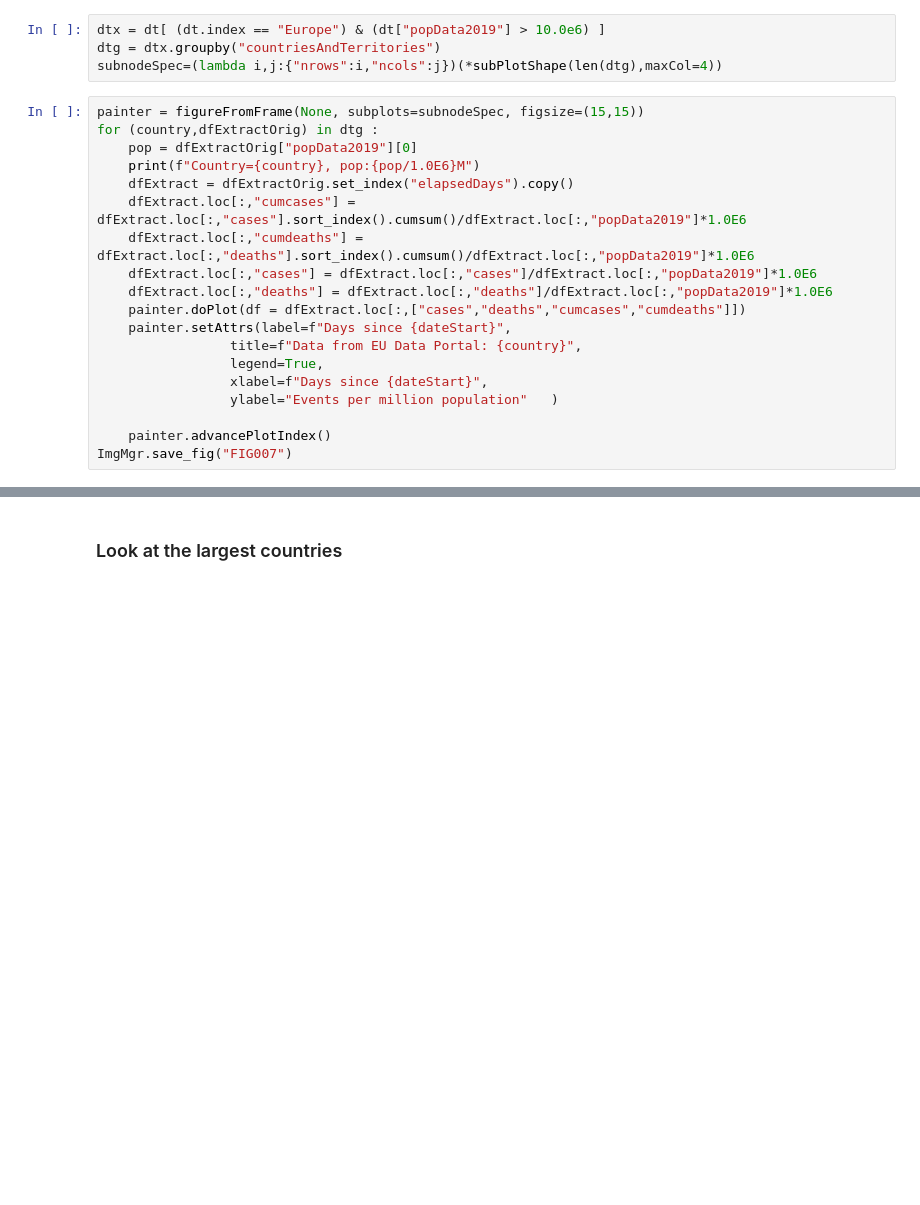
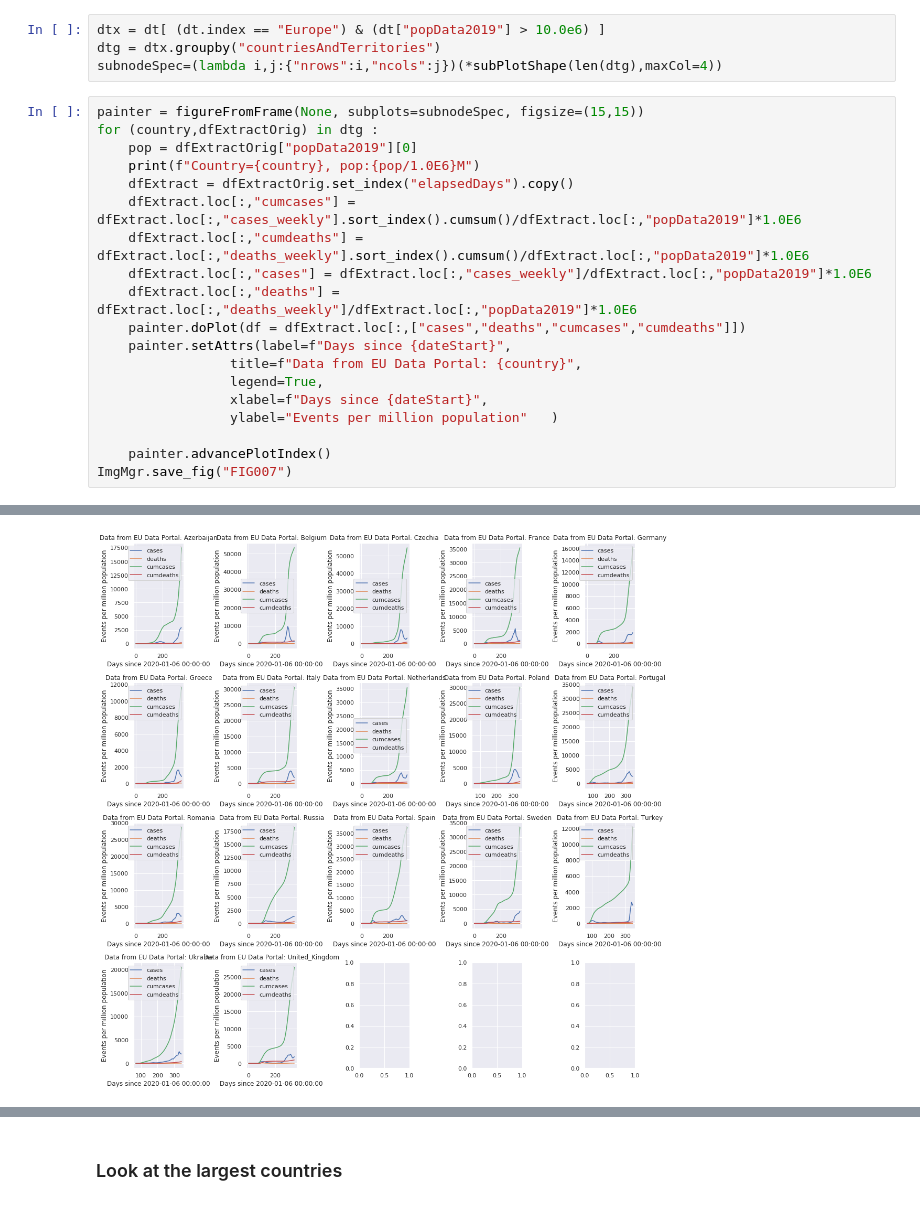
Before and after one commit to AlainLich/COVID-Data, a Jupyter notebook: JupySessions/COVID-Data-EU-Open-Data.ipynb, the cells around one changed output, grey strips where cells are left out. Saved outputs shown, nothing was run; the diff lists cells and outputs as text; blank space fills up the shorter version.

```diff
--- a/JupySessions/COVID-Data-EU-Open-Data.ipynb
+++ b/JupySessions/COVID-Data-EU-Open-Data.ipynb
@@ -166,10 +277,10 @@ for (country,dfExtractOrig) in dtg :
     pop = dfExtractOrig["popData2019"][0]
     print(f"Country={country}, pop:{pop/1.0E6}M")
     dfExtract = dfExtractOrig.set_index("elapsedDays").copy()
-    dfExtract.loc[:,"cumcases"] = dfExtract.loc[:,"cases"].sort_index().cumsum()/dfExtract.loc[:,"popData2019"]*1.0E6
-    dfExtract.loc[:,"cumdeaths"] = dfExtract.loc[:,"deaths"].sort_index().cumsum()/dfExtract.loc[:,"popData2019"]*1.0E6
-    dfExtract.loc[:,"cases"] = dfExtract.loc[:,"cases"]/dfExtract.loc[:,"popData2019"]*1.0E6
-    dfExtract.loc[:,"deaths"] = dfExtract.loc[:,"deaths"]/dfExtract.loc[:,"popData2019"]*1.0E6
+    dfExtract.loc[:,"cumcases"] = dfExtract.loc[:,"cases_weekly"].sort_index().cumsum()/dfExtract.loc[:,"popData2019"]*1.0E6
+    dfExtract.loc[:,"cumdeaths"] = dfExtract.loc[:,"deaths_weekly"].sort_index().cumsum()/dfExtract.loc[:,"popData2019"]*1.0E6
+    dfExtract.loc[:,"cases"] = dfExtract.loc[:,"cases_weekly"]/dfExtract.loc[:,"popData2019"]*1.0E6
+    dfExtract.loc[:,"deaths"] = dfExtract.loc[:,"deaths_weekly"]/dfExtract.loc[:,"popData2019"]*1.0E6
     painter.doPlot(df = dfExtract.loc[:,["cases","deaths","cumcases","cumdeaths"]])
     painter.setAttrs(label=f"Days since {dateStart}",
                  title=f"Data from EU Data Portal: {country}",
@@ -179,3 +290,4 @@ for (country,dfExtractOrig) in dtg :
 
     painter.advancePlotIndex()
 ImgMgr.save_fig("FIG007")
+# %% [output]
@@ -182,3 +312,4 @@ ImgMgr.save_fig("FIG007")
+[figure, added]
 # %%
 painter = figureFromFrame(None, subplots=subnodeSpec, figsize=(15,15))
 for (country,dfExtractOrig) in dtg :
```
Also changed, not shown: parts of 20 cells of this notebook, 16 other files.
